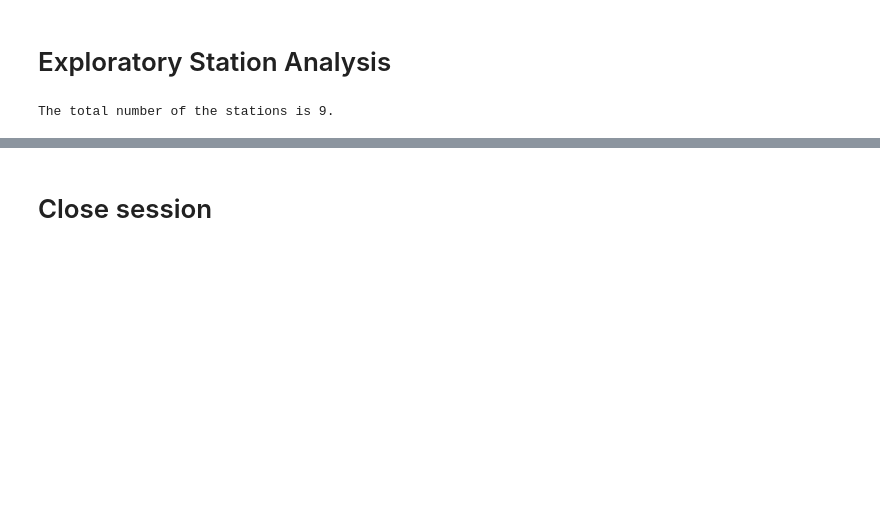
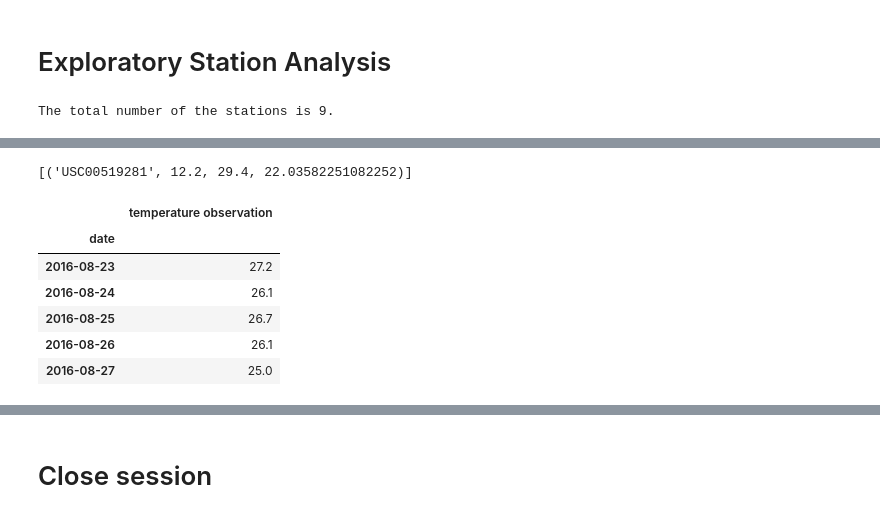
Before and after one commit to yan-ash/sqlalchemy-challenge, a Jupyter notebook: Surfups/climate.ipynb, the cells around one changed output, grey strips where cells are left out. Saved outputs shown, nothing was run; the diff lists cells and outputs as text; code cells hidden in the pictures; blank space fills up the shorter version.

```diff
--- a/Surfups/climate.ipynb
+++ b/Surfups/climate.ipynb
@@ -177,5 +188,8 @@ station_query
 # %%
 # Using the most active station id from the previous query, calculate the lowest, highest, and average temperature.
+session.query(Measurement.station, func.min(Measurement.tobs),func.max(Measurement.tobs),func.avg(Measurement.tobs)).filter(Measurement.station== active_station_id).all()
+# %% [output]
+[('USC00519281', 12.2, 29.4, 22.03582251082252)]
 # %%
 # Using the most active station id
 # Query the last 12 months of temperature observation data for this station and plot the results as a histogram
@@ -181,0 +202,10 @@ station_query
+# %%
+tobs_pf.head()
+# %% [output]
+|  | temperature observation |
+| date |  |
+| 2016-08-23 | 27.2 |
+| 2016-08-24 | 26.1 |
+| 2016-08-25 | 26.7 |
+| 2016-08-26 | 26.1 |
+| 2016-08-27 | 25.0 |
```
Also changed, not shown: parts of 9 cells of this notebook, 2 other files.
